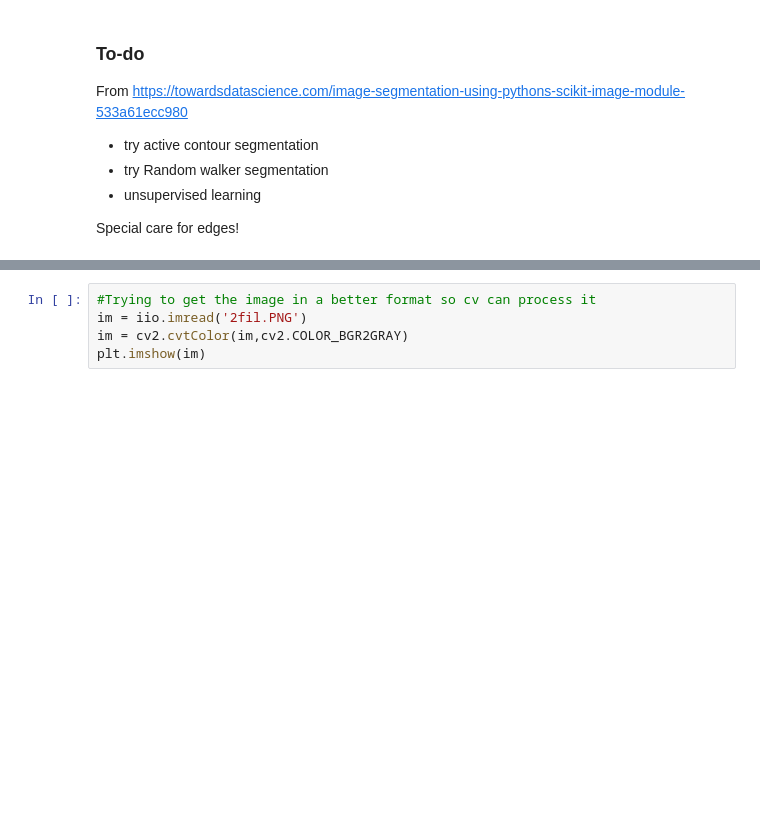
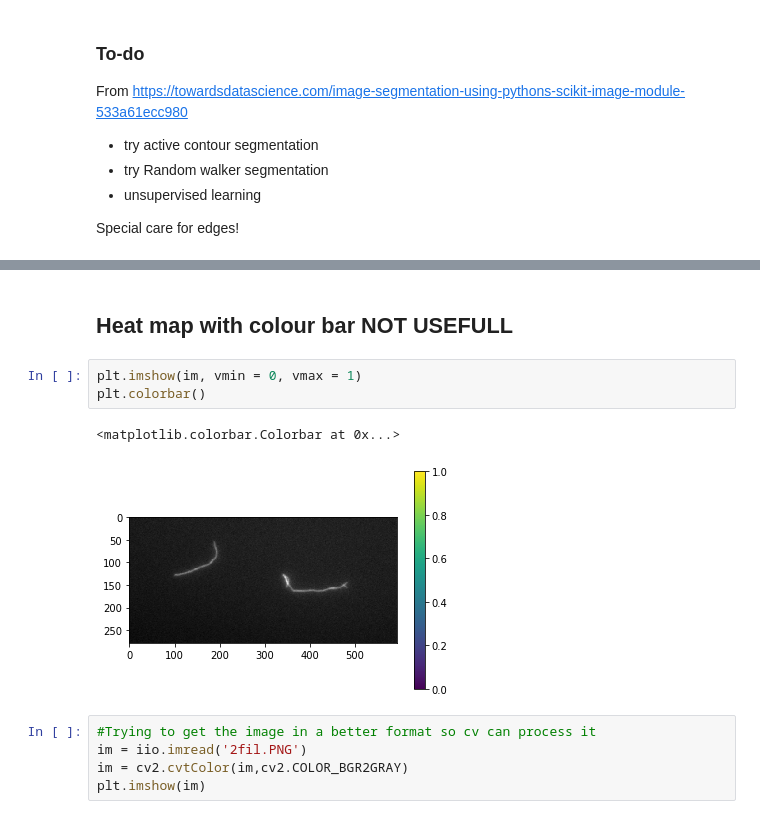
Before and after one commit to Rodrigo163/Personal-Projects, a Jupyter notebook: Image Segmentation/Filament_D&S.ipynb, the cells around one changed output, grey strips where cells are left out. Drawn from its saved outputs; the diff is of its cells as text; blank space fills up the shorter version.

```diff
--- a/Image Segmentation/Filament_D&S.ipynb
+++ b/Image Segmentation/Filament_D&S.ipynb
@@ -38,3 +47,11 @@ im_show(im)
+# %% [markdown]
+## Heat map with colour bar NOT USEFULL
+# %%
+plt.imshow(im, vmin = 0, vmax = 1)
+plt.colorbar()
+# %% [output]
+<matplotlib.colorbar.Colorbar at 0x...>
+[figure, added]
 # %%
 #Trying to get the image in a better format so cv can process it
 im = iio.imread('2fil.PNG')
```
Also changed, not shown: parts of 18 cells of this notebook, 4 other files.
